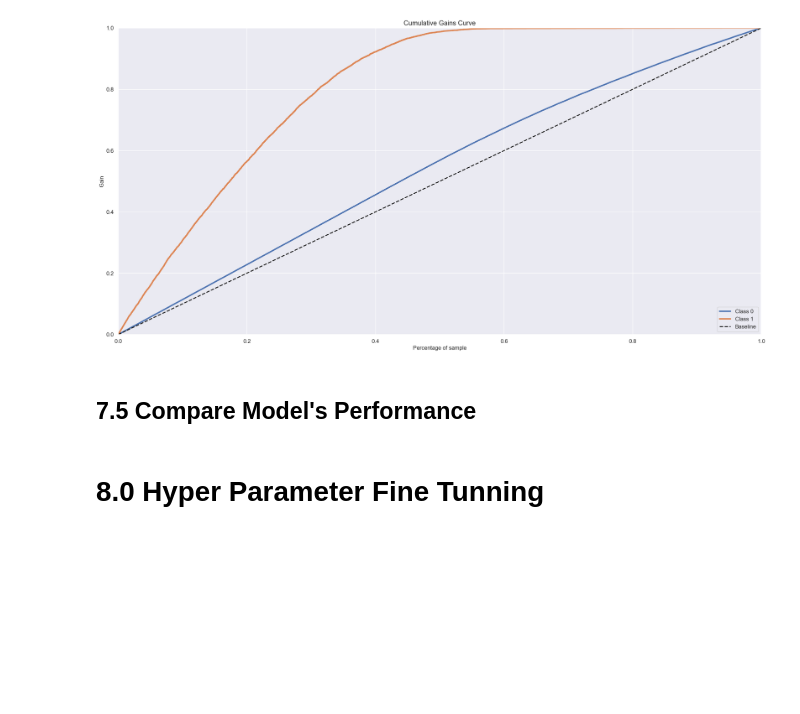
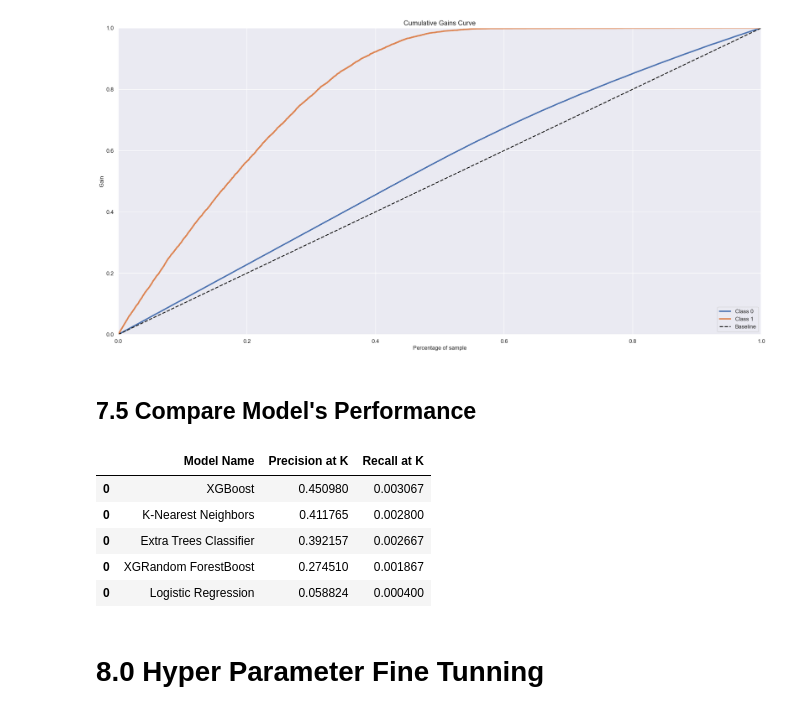
Before and after one commit to luishmq/insurance_cross_sell, a Jupyter notebook: notebooks/cross_sell.ipynb, the cells around one changed output. Drawn from its saved outputs; the diff is of its cells as text; code cells hidden in the pictures; blank space fills up the shorter version.

```diff
--- a/notebooks/cross_sell.ipynb
+++ b/notebooks/cross_sell.ipynb
@@ -676,5 +818,16 @@ plot_cumulative_gain( y_test, y_proba_xgb );
 [figure]
 # %% [markdown]
 ## 7.5 Compare Model's Performance
+# %%
+# Comparing
+modelling_result = pd.concat( [knn_result_rank, lr_result_rank, rf_result_rank, et_result_rank, xgb_result_rank] )
+modelling_result.sort_values('Precision at K', ascending=False)
+# %% [output]
+|  | Model Name | Precision at K | Recall at K |
+| 0 | XGBoost | 0.450980 | 0.003067 |
+| 0 | K-Nearest Neighbors | 0.411765 | 0.002800 |
+| 0 | Extra Trees Classifier | 0.392157 | 0.002667 |
+| 0 | XGRandom ForestBoost | 0.274510 | 0.001867 |
+| 0 | Logistic Regression | 0.058824 | 0.000400 |
 # %% [markdown]
 # 8.0 Hyper Parameter Fine Tunning
```
Also changed, not shown: parts of 29 cells of this notebook.
